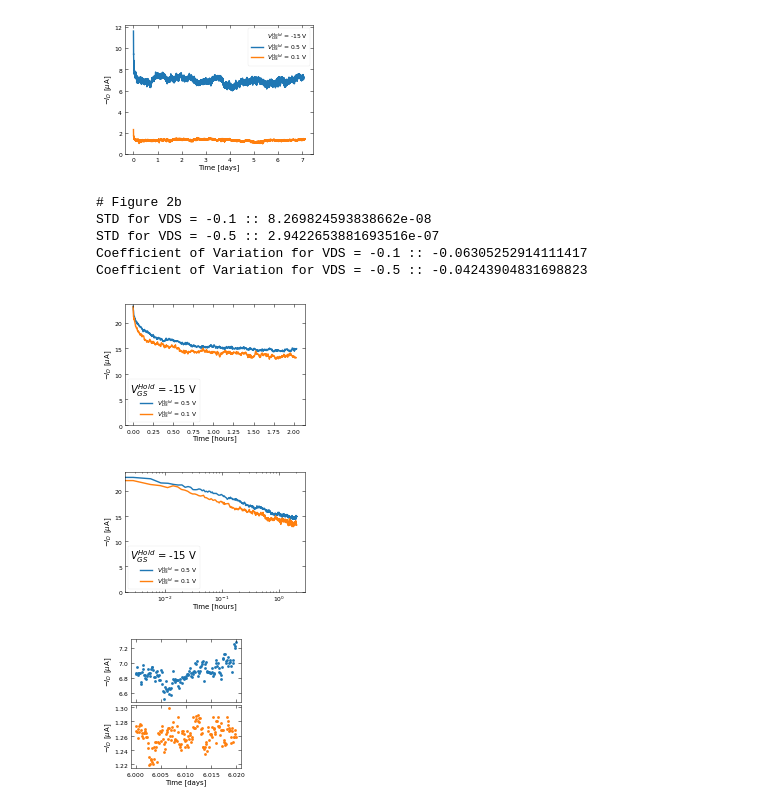
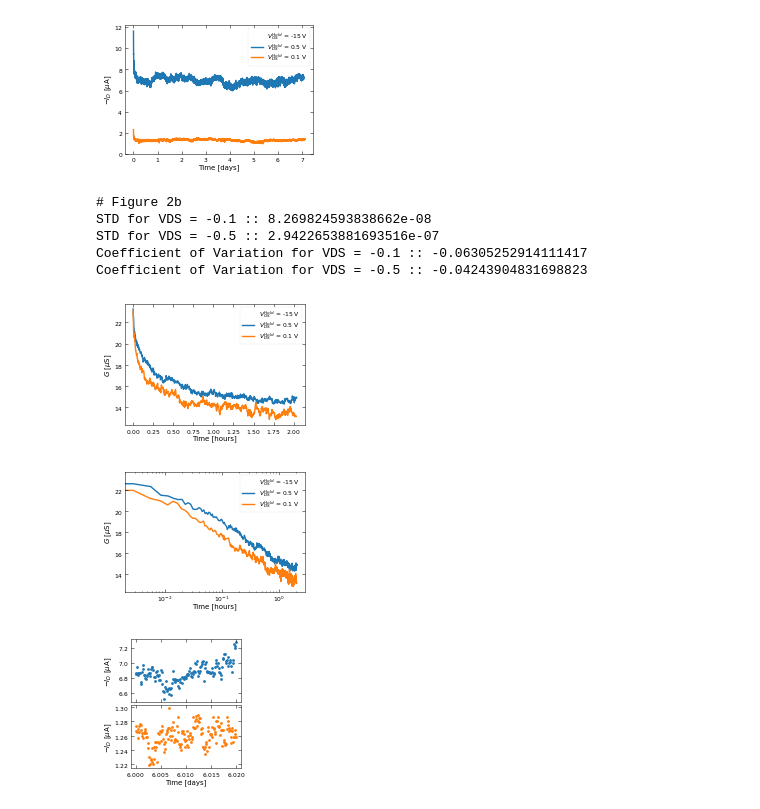
Before and after one commit to stevennoyce/CNT_IV, a Jupyter notebook: b2912a/notebooks/Bias Stress Figures 1.ipynb, the cells around one changed output. Saved outputs shown, nothing was run; the diff lists cells and outputs as text; code cells hidden in the pictures.

Commit message:
Made more plots

```diff
--- a/b2912a/notebooks/Bias Stress Figures 1.ipynb
+++ b/b2912a/notebooks/Bias Stress Figures 1.ipynb
@@ -498,40 +498,40 @@ def rollingMean(x, N):
 print('STD for VDS = -0.1 :: ' + str(np.std(Ids_noise1)))
 print('STD for VDS = -0.5 :: ' + str(np.std(Ids_noise2)))
 
 print( 'Coefficient of Variation for VDS = -0.1 :: ' + str( np.std(Ids_noise1)/np.mean(Ids_noise1) ) )
 print( 'Coefficient of Variation for VDS = -0.5 :: ' + str( np.std(Ids_noise2)/np.mean(Ids_noise2) ) )
 
 fig = plt.figure(figsize=(3.1,2.22))
 plt.plot(timestamps2, abs(Ids2)/(0.5)/1e-6, label='$V_{{DS}}^{{Hold}}$ = 0.5 V')
 plt.plot(timestamps1, abs(Ids1)/(0.1)/1e-6, label='$V_{{DS}}^{{Hold}}$ = 0.1 V')
 plt.xlabel('Time [hours]')
-plt.ylabel('$-I_D$ [$\mu$A]')
+plt.ylabel('$G$ [$\mu$S]')
 leg = plt.legend(title='$V_{{GS}}^{{Hold}}$ = -15 V', labelspacing=0)
 leg._legend_box.align = "right"
-plt.ylim(ymin=0)
+leg.set_title('$V_{{GS}}^{{Hold}}$ = -15 V', prop={"size":6})
 plt.tight_layout()
-plt.savefig(saveFolder + '/Figure 2? decay rate.png', transparent=True, dpi=300)
+plt.savefig(saveFolder + '/Figure S? decay rate.png', transparent=True, dpi=300)
 
 fig = plt.figure(figsize=(3.1,2.22))
 plt.semilogx(timestamps2, abs(Ids2)/(0.5)/1e-6, label='$V_{{DS}}^{{Hold}}$ = 0.5 V')
 plt.semilogx(timestamps1, abs(Ids1)/(0.1)/1e-6, label='$V_{{DS}}^{{Hold}}$ = 0.1 V')
 plt.xlabel('Time [hours]')
-plt.ylabel('$-I_D$ [$\mu$A]')
+plt.ylabel('$G$ [$\mu$S]')
 leg = plt.legend(title='$V_{{GS}}^{{Hold}}$ = -15 V', labelspacing=0)
 leg._legend_box.align = "right"
-plt.ylim(ymin=0)
+leg.set_title('$V_{{GS}}^{{Hold}}$ = -15 V', prop={"size":6})
 plt.tight_layout()
 plt.savefig(saveFolder + '/Figure S? decay rate logtime.png', transparent=True, dpi=300)
 
 plt.show()
 # %% [output]
 # Figure 2b
 STD for VDS = -0.1 :: 8.269824593838662e-08
 STD for VDS = -0.5 :: 2.9422653881693516e-07
 Coefficient of Variation for VDS = -0.1 :: -0.06305252914111417
 Coefficient of Variation for VDS = -0.5 :: -0.04243904831698823
-[figure, old version]
+[figure, new version]
-[figure, old version]
+[figure, new version]
 # %%
 fig = plt.figure(figsize=(2.2,2.2))
 
```
Also changed, not shown: 1 other file.
